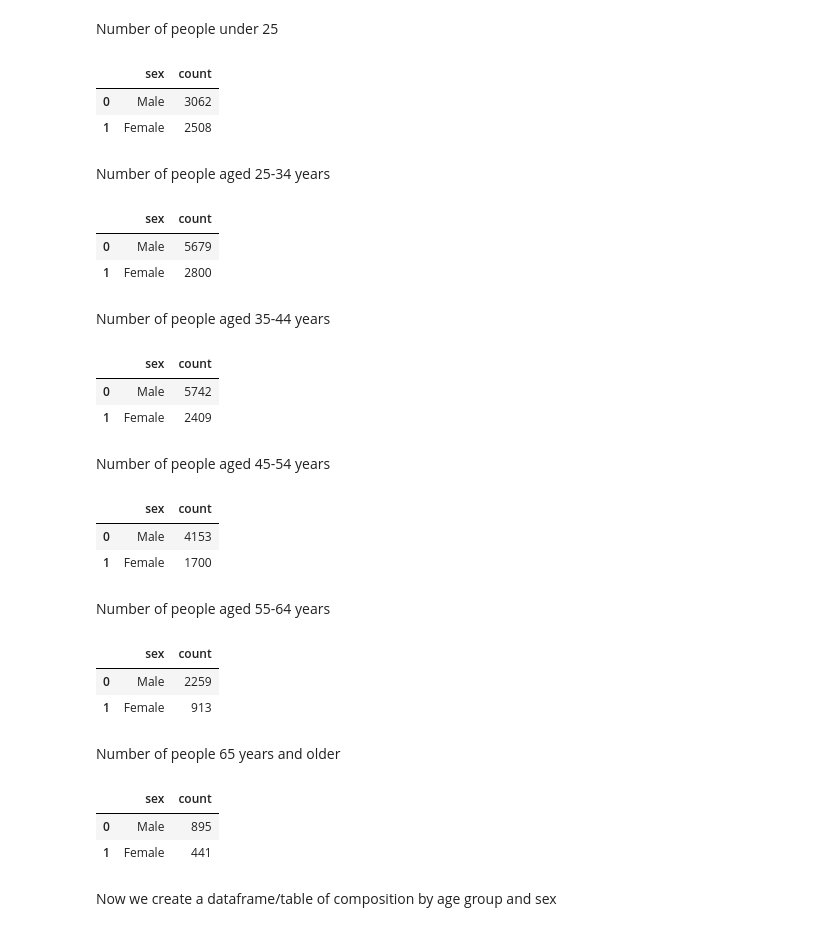
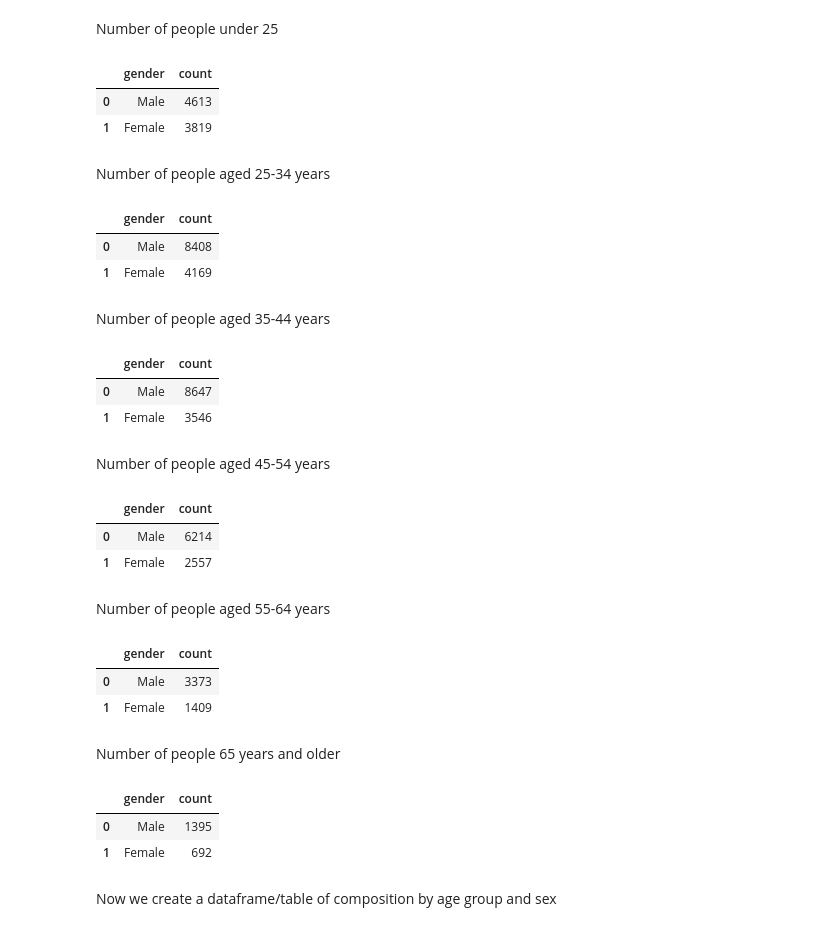
Before and after one commit to Binyoh1/Demographic-Data-Analysis, a Jupyter notebook: notebook.ipynb, the cells around one changed output. Saved outputs shown, nothing was run; the diff lists cells and outputs as text; code cells hidden in the pictures.

```diff
--- a/notebook.ipynb
+++ b/notebook.ipynb
@@ -12,6 +12,6 @@ pio.renderers.default = 'svg'
 # %% [markdown]
 Read csv file into a pandas dataframe (df)
 # %%
-df = pd.read_csv('./datasets/adult.data.csv')
+df = pd.read_csv('./datasets/adult.csv')
 df.head()
 # %% [output]
@@ -197,63 +197,63 @@ Name: sex, Length: 144, dtype: int64
 # %% [markdown]
 Number of people under 25
 # %%
-under_25 = df[df['age'] < 25].sex.value_counts()
-df_u_25 = pd.DataFrame(under_25).reset_index().rename(columns={'index':'sex', 'sex':'count'})
+under_25 = df[df['age'] < 25].gender.value_counts()
+df_u_25 = pd.DataFrame(under_25).reset_index().rename(columns={'index':'gender', 'gender':'count'})
 df_u_25
 # %% [output]
-|  | sex | count |
-| 0 | Male | 3062 |
-| 1 | Female | 2508 |
+|  | gender | count |
+| 0 | Male | 4613 |
+| 1 | Female | 3819 |
 # %% [markdown]
 Number of people aged 25-34 years
 # %%
-age_25_34 = df[(df['age'] >= 25) & (df['age'] < 35)].sex.value_counts()
-df_25_34 = pd.DataFrame(age_25_34).reset_index().rename(columns={'index':'sex', 'sex':'count'})
+age_25_34 = df[(df['age'] >= 25) & (df['age'] < 35)].gender.value_counts()
+df_25_34 = pd.DataFrame(age_25_34).reset_index().rename(columns={'index':'gender', 'gender':'count'})
 df_25_34
 # %% [output]
-|  | sex | count |
-| 0 | Male | 5679 |
-| 1 | Female | 2800 |
+|  | gender | count |
+| 0 | Male | 8408 |
+| 1 | Female | 4169 |
 # %% [markdown]
 Number of people aged 35-44 years
 # %%
-age_35_44 = df[(df['age'] >= 35) & (df['age'] < 45)].sex.value_counts()
-df_35_44 = pd.DataFrame(age_35_44).reset_index().rename(columns={'index':'sex', 'sex':'count'})
+age_35_44 = df[(df['age'] >= 35) & (df['age'] < 45)].gender.value_counts()
+df_35_44 = pd.DataFrame(age_35_44).reset_index().rename(columns={'index':'gender', 'gender':'count'})
 df_35_44
 # %% [output]
-|  | sex | count |
-| 0 | Male | 5742 |
-| 1 | Female | 2409 |
+|  | gender | count |
+| 0 | Male | 8647 |
+| 1 | Female | 3546 |
 # %% [markdown]
 Number of people aged 45-54 years
 # %%
-age_45_54 = df[(df['age'] >= 45) & (df['age'] < 55)].sex.value_counts()
-df_45_54 = pd.DataFrame(age_45_54).reset_index().rename(columns={'index':'sex', 'sex':'count'})
+age_45_54 = df[(df['age'] >= 45) & (df['age'] < 55)].gender.value_counts()
+df_45_54 = pd.DataFrame(age_45_54).reset_index().rename(columns={'index':'gender', 'gender':'count'})
 df_45_54
 # %% [output]
-|  | sex | count |
-| 0 | Male | 4153 |
-| 1 | Female | 1700 |
+|  | gender | count |
+| 0 | Male | 6214 |
+| 1 | Female | 2557 |
 # %% [markdown]
 Number of people aged 55-64 years
 # %%
-age_55_64 = df[(df['age'] >= 55) & (df['age'] < 65)].sex.value_counts()
-df_55_64 = pd.DataFrame(age_55_64).reset_index().rename(columns={'index':'sex', 'sex':'count'})
+age_55_64 = df[(df['age'] >= 55) & (df['age'] < 65)].gender.value_counts()
+df_55_64 = pd.DataFrame(age_55_64).reset_index().rename(columns={'index':'gender', 'gender':'count'})
 df_55_64
 # %% [output]
-|  | sex | count |
-| 0 | Male | 2259 |
-| 1 | Female | 913 |
+|  | gender | count |
+| 0 | Male | 3373 |
+| 1 | Female | 1409 |
 # %% [markdown]
 Number of people 65 years and older
 # %%
-over_65 = df[df['age'] >= 65].sex.value_counts()
-df_65 = pd.DataFrame(over_65).reset_index().rename(columns={'index':'sex', 'sex':'count'})
+over_65 = df[df['age'] >= 65].gender.value_counts()
+df_65 = pd.DataFrame(over_65).reset_index().rename(columns={'index':'gender', 'gender':'count'})
 df_65
 # %% [output]
-|  | sex | count |
-| 0 | Male | 895 |
-| 1 | Female | 441 |
+|  | gender | count |
+| 0 | Male | 1395 |
+| 1 | Female | 692 |
 # %% [markdown]
 Now we create a dataframe/table of composition by age group and sex
 # %%
```
Also changed, not shown: parts of 34 cells of this notebook, 2 other files.
